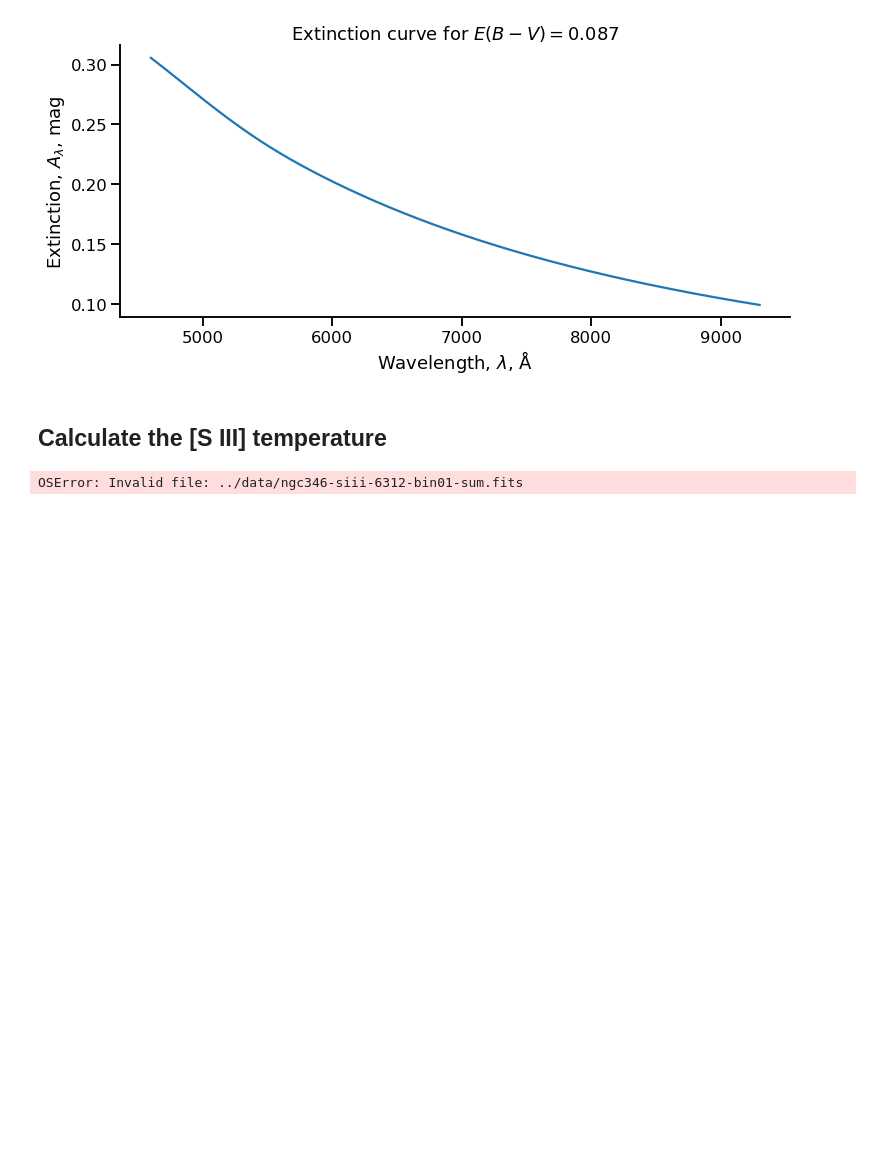
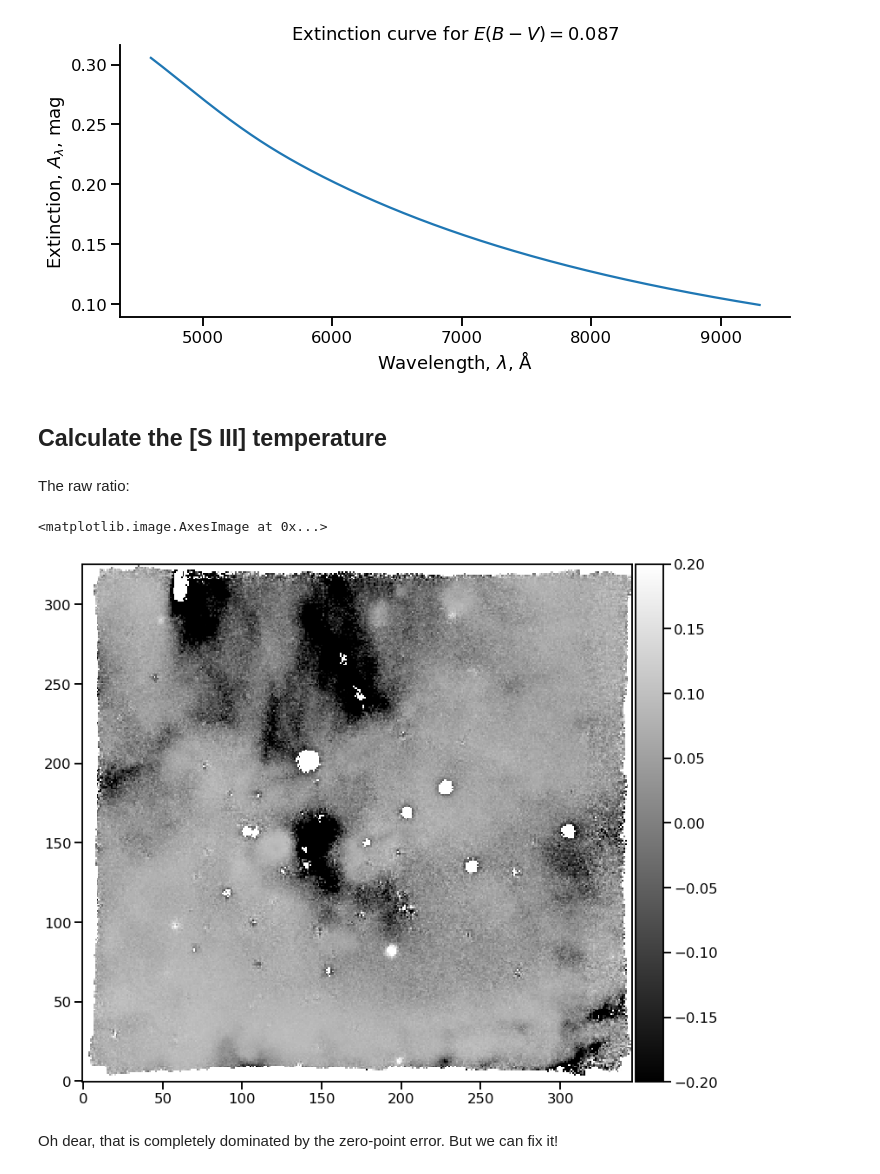
Before and after one commit to will-henney/muse-hii-regions, a Jupyter notebook: notebooks/01-01-more-line-ratios.ipynb, the cells around one changed output. Cells and saved outputs as stored; diff of their text form; code cells hidden in the pictures; blank space fills up the shorter version.

```diff
--- a/notebooks/01-01-more-line-ratios.ipynb
+++ b/notebooks/01-01-more-line-ratios.ipynb
@@ -324,5 +324,14 @@ sns.despine();
 # %%
 im6312 = Image("../data/ngc346-siii-6312-bin01-sum.fits")
 im9069 = Image("../data/ngc346-siii-9069-bin01-sum.fits")
+cont6312 = Image("../data/ngc346-cont-6312-mean.fits")
-# %% [output]
-OSError: Invalid file: ../data/ngc346-siii-6312-bin01-sum.fits
+# %% [markdown]
+The raw ratio:
+# %%
+fig, ax = plt.subplots(figsize=(12, 12))
+(im6312/im9069).plot(vmin=-0.2, vmax=0.2, cmap="gray", colorbar="v")
+# %% [output]
+<matplotlib.image.AxesImage at 0x...>
+[figure, added]
+# %% [markdown]
+Oh dear, that is completely dominated by the zero-point error.  But we can fix it!
```
Also changed, not shown: parts of 25 cells of this notebook, 6 other files.
